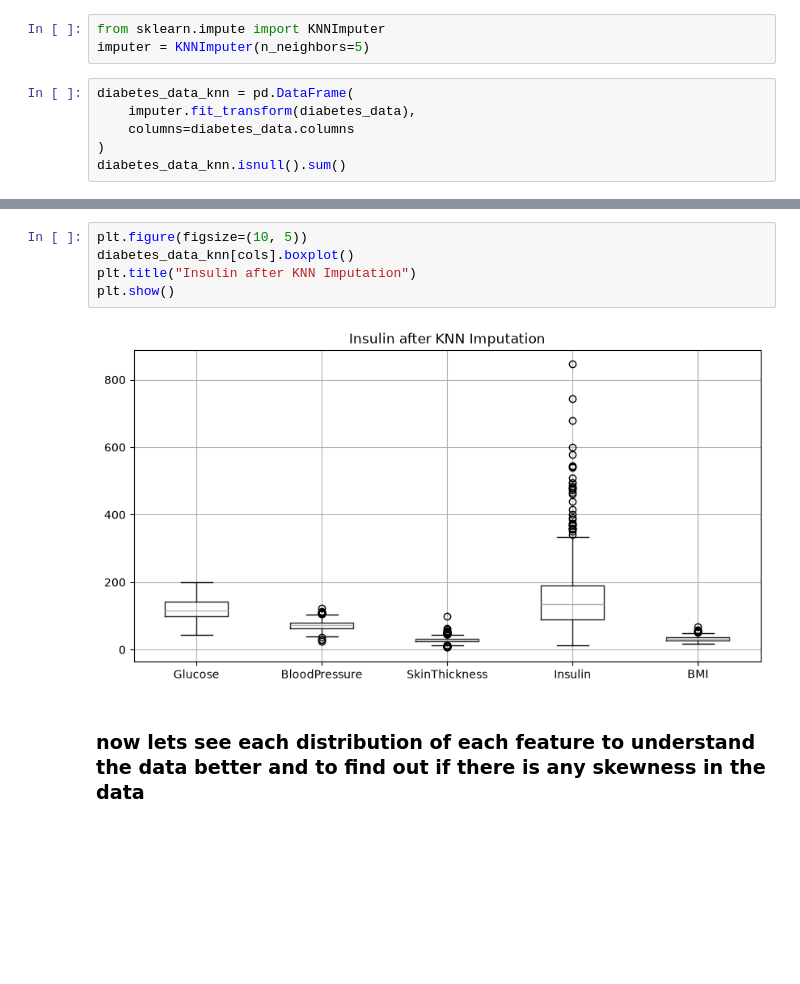
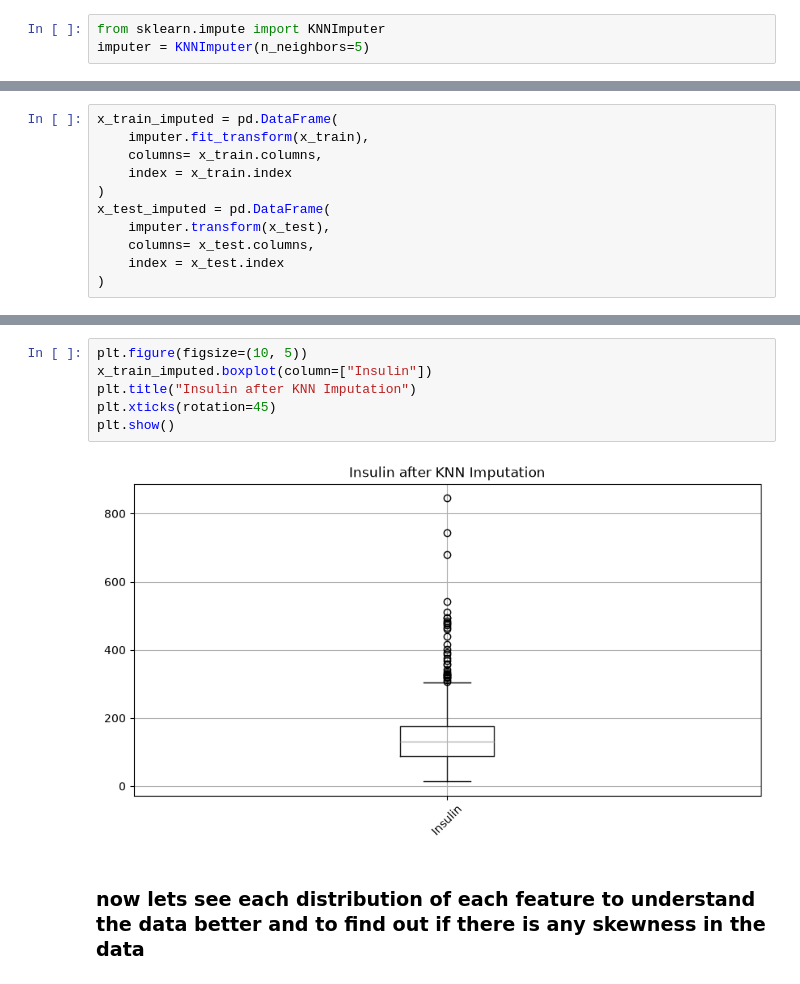
Before and after one commit to sachinadk2011/diabetes-classification-model, a Jupyter notebook: diabetes.ipynb, the cells around one changed output, grey strips where cells are left out. Cells and saved outputs as stored; diff of their text form; blank space fills up the shorter version.

```diff
--- a/diabetes.ipynb
+++ b/diabetes.ipynb
@@ -234,9 +230,3 @@ x_train, x_test, y_train, y_test = train_test_split(
 # %%
 from sklearn.impute import KNNImputer
 imputer = KNNImputer(n_neighbors=5)
-# %%
-diabetes_data_knn = pd.DataFrame(
-    imputer.fit_transform(diabetes_data),
-    columns=diabetes_data.columns
-)
-diabetes_data_knn.isnull().sum()
@@ -253,0 +233,11 @@ dtype: int64
+# %%
+x_train_imputed = pd.DataFrame(
+    imputer.fit_transform(x_train),
+    columns= x_train.columns,
+    index = x_train.index
+)
+x_test_imputed = pd.DataFrame(
+    imputer.transform(x_test),
+    columns= x_test.columns,
+    index = x_test.index
+)
@@ -254,10 +267,11 @@ dtype: int64
 # %%
 plt.figure(figsize=(10, 5))
-diabetes_data_knn[cols].boxplot()
+x_train_imputed.boxplot(column=["Insulin"])
 plt.title("Insulin after KNN Imputation")
+plt.xticks(rotation=45)
 plt.show()
 # %% [output]
-[figure, old version]
+[figure, new version]
 # %% [markdown]
 ### now lets see each distribution of each feature to understand the data better and to find out if there is any skewness in the data
 # %%
```
Also changed, not shown: parts of 45 cells of this notebook.
